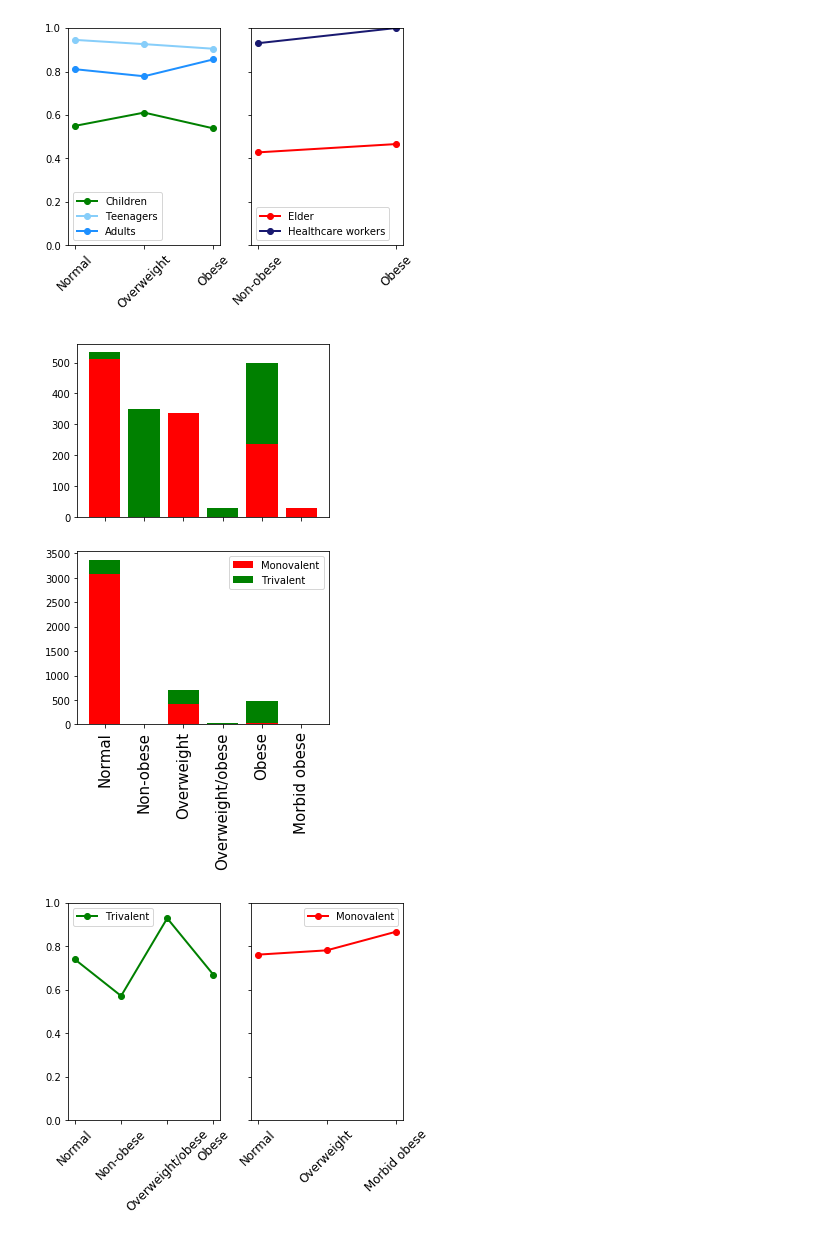
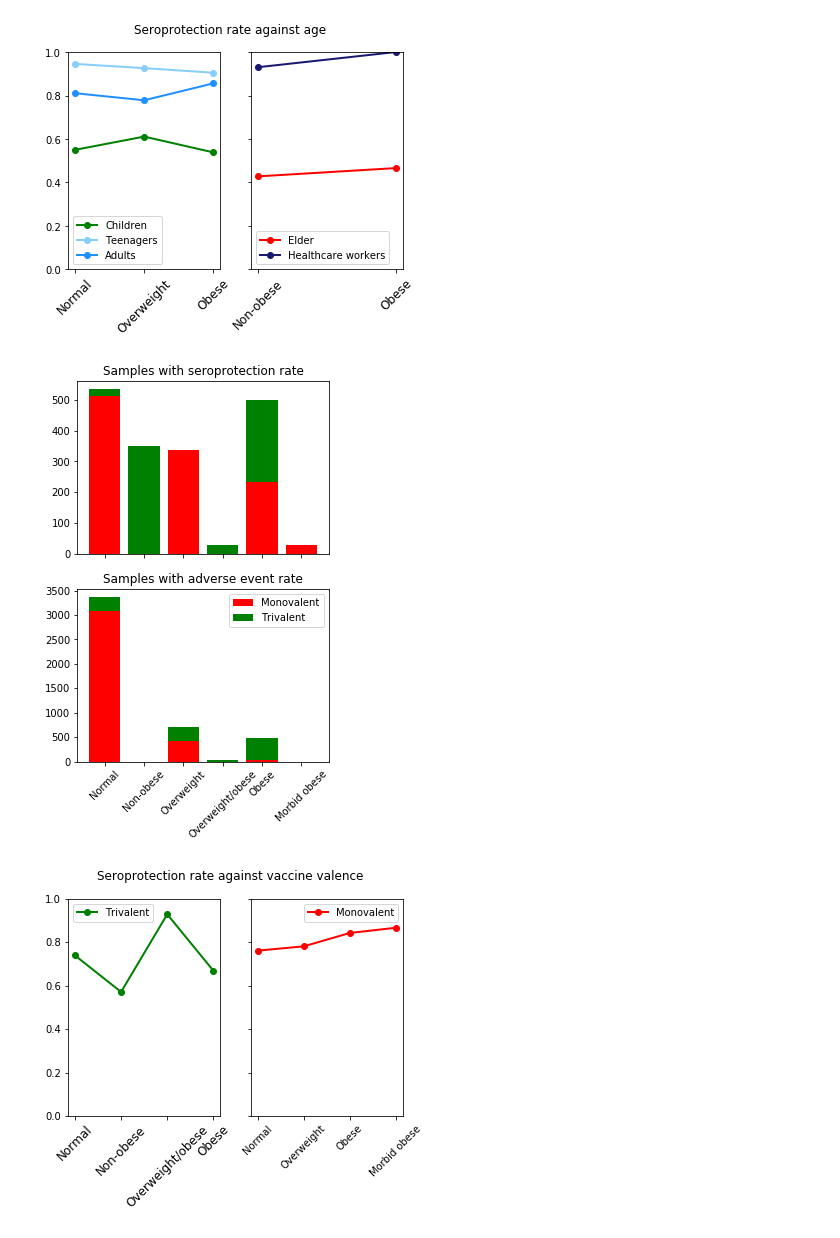
Before and after one commit to Takkoona/PUBL05022_Final, a Jupyter notebook: makePlots.ipynb, the cells around one changed output. Saved outputs shown, nothing was run; the diff lists cells and outputs as text; code cells hidden in the pictures.

```diff
--- a/makePlots.ipynb
+++ b/makePlots.ipynb
@@ -107,6 +108,7 @@ for i in weightVSprotect["Subject"].unique():
         bottom=bottom
     )
     bottom += subgroup["Sample size"]
+axes[0].set_title("Samples with seroprotection rate")
 
 bottom = np.zeros(len(weightGroup))
 axes[1].bar(x_pos, bottom)
@@ -121,6 +123,7 @@ for i in weightVSadverse["Subject"].unique():
         bottom=bottom
     )
     bottom += subgroup["Sample size"]
+axes[1].set_title("Samples with adverse event rate")
 
 handles, labels = [], []
 for ax in axes:
@@ -129,7 +132,7 @@ for ax in axes:
             handles.append(h)
             labels.append(l)
 
-plt.xticks(x_pos, weightGroup, rotation=90, fontsize=15)
+plt.xticks(x_pos, weightGroup, rotation=45)
 plt.legend(handles, labels, loc='upper right')
 plt.savefig(os.path.join(figurepath, "age.pdf"), bbox_inches="tight")
 plt.show()
@@ -138,5 +141,6 @@ plt.show()
 # %%
 fig, axes = plt.subplots(1, 2, sharey=True)
+fig.suptitle("Seroprotection rate against age")
 
 weightAgeVSprotect = weightVSprotect[
     (weightVSprotect["Weight group"] == "Normal") |
@@ -176,7 +180,7 @@ plt.ylim(0,1)
 plt.savefig(os.path.join(figurepath, "ageComparison.pdf"), bbox_inches="tight")
 plt.show()
 # %% [output]
-[figure, old version]
+[figure, new version]
 # %%
 valentColor = {"Trivalent": "#008000", "Monovalent": "#FF0000"}
 
@@ -204,37 +208,40 @@ for i in weightVSprotect["Vaccine type"].unique():
         color=valentColor[i],
         bottom=bottom
     )
     bottom += subgroup["Sample size"]
+axes[0].set_title("Samples with seroprotection rate")
 
 bottom = np.zeros(len(weightGroup))
 axes[1].bar(x_pos, bottom)
 for i in weightVSadverse["Vaccine type"].unique():
     subgroup = weightVSadverse[weightVSadverse["Vaccine type"] == i]
     subgroup = subgroup.set_index("Weight group").fillna(0)
     axes[1].bar(
         x_pos,
         subgroup["Sample size"],
         label=i,
         color=valentColor[i],
         bottom=bottom
     )
     bottom += subgroup["Sample size"]
+axes[1].set_title("Samples with adverse event rate")
 
 handles, labels = [], []
 for ax in axes:
     for h, l in zip(*ax.get_legend_handles_labels()):
         if l not in labels:
             handles.append(h)
             labels.append(l)
 
-plt.xticks(x_pos, weightGroup, rotation=90, fontsize=15)
+plt.xticks(x_pos, weightGroup, rotation=45)
 plt.legend(handles, labels, loc='upper right')
 plt.savefig(os.path.join(figurepath, "valence.pdf"), bbox_inches="tight")
 plt.show()
 # %% [output]
-[figure, old version]
+[figure, new version]
 # %%
 fig, axes = plt.subplots(1, 2, sharey=True)
+fig.suptitle("Seroprotection rate against vaccine valence")
 
 valence = "Trivalent"
 weightValenceVSprotect = weightVSprotect[
@@ -258,21 +265,22 @@ valence = "Monovalent"
 weightValenceVSprotect = weightVSprotect[
     (weightVSprotect["Weight group"] == "Normal") |
     (weightVSprotect["Weight group"] == "Overweight") |
+    (weightVSprotect["Weight group"] == "Obese") |
     (weightVSprotect["Weight group"] == "Morbid obese")
 ]
 
-x_pos = np.arange(3)
+x_pos = np.arange(4)
 subgroup = weightValenceVSprotect[weightValenceVSprotect["Vaccine type"] == valence]
 subgroup = subgroup.set_index("Weight group").fillna(0)
 rate = subgroup["Seroprotection"] / subgroup["Sample size"]
 axes[1].plot(x_pos, rate, "-o", lw=2, label=valence, color=valentColor[valence])
 
 plt.sca(axes[1])
-plt.xticks(x_pos, subgroup.index.values, rotation=45, fontsize=12)
+plt.xticks(x_pos, subgroup.index.values, rotation=45)
 plt.legend()
 plt.ylim(0,1)
 
 plt.savefig(os.path.join(figurepath, "valenceComparison.pdf"), bbox_inches="tight")
 plt.show()
 # %% [output]
-[figure, old version]
+[figure, new version]
```
Also changed, not shown: parts of 2 cells of this notebook, 6 other files.
